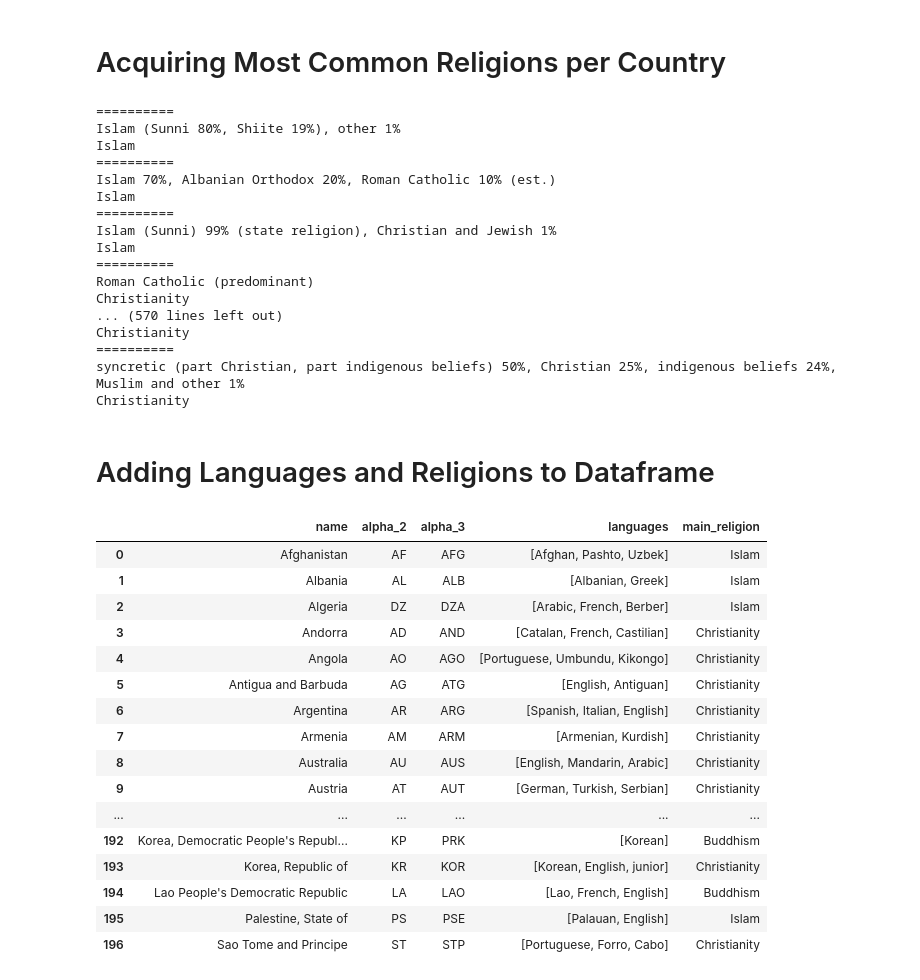
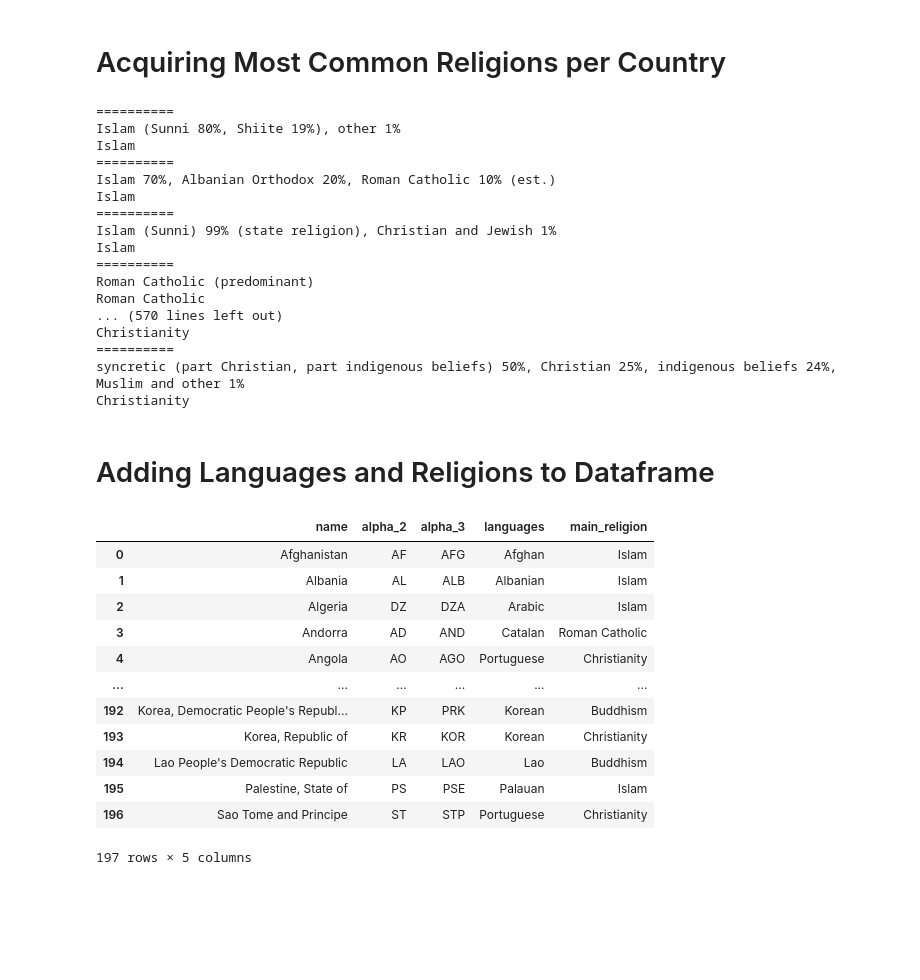
Before and after one commit to epfl-ada/ada-2020-project-milestone-p3-p3_, a Jupyter notebook: get_metadata_for_countries.ipynb, the cells around one changed output. Drawn from its saved outputs; the diff is of its cells as text; code cells hidden in the pictures; blank space fills up the shorter version.

```diff
--- a/get_metadata_for_countries.ipynb
+++ b/get_metadata_for_countries.ipynb
@@ -55,7 +56,8 @@ for row in rows:
 remove_words = ["other", "and", "widely", "tribal", "24", "60", "declining", "Qazaq)",
                 "multilingual", "indigenous", "which", "small", "unspecified", "but", "universal",
                "regular", "120", "the", "only", "one", "taught", "used", "local", "some", "numerous",
-                "a", "Standard", "based"]
+                "a", "Standard", "based", "junior", "modified", "according", "also", "native", "only",
+               "regional", "script", "second", "dialect"]
 
 for country, language in country_languages.items():
     for illegal_word in remove_words:
@@ -96,3 +98,23 @@ country_languages["China"].extend(["Mandarin", "Chinese"])
 country_languages["Western Sahara"].extend(["Arabic"])
 country_languages["Philippines"].extend(["English"])
 del country_languages["Kosovo"] # not included in pycountry
+
+################################################################################################
+# split "/" and only get first language
+for key in country_languages.keys():
+    languages = country_languages[key]
+
+    new_languages = []
+    for l in languages:
+        if "/" in l:
+            new_languages.extend(l.split("/"))
+        else:
+            new_languages.append(l)
+    languages = new_languages
+
+for key in country_languages.keys():
+    languages = country_languages[key]
+    print("\n")
+    print(languages)
+    country_languages[key] = languages[0]
+    print(languages[0])
@@ -178,14 +238,6 @@ for row in rows:
                             break
                         if r in str(first_language):
                             found_one = True
-                            # merge branches of one religion
-                            if r in ["Roman Catholic", "Protestant", "Christian", "Orthodox", "Anglican", "Catholic", "Evangelical", "Church of Tuvalu"]:
-                                r = "Christianity"
-                            elif r == "Buddhist":
-                                r = "Buddhism"
-                            elif r == "Hindu":
-                                r = "Hinduism"
-
                             if not r in country_religions[country]:
                                 country_religions[country] = r
                                 print(r)
@@ -233,7 +285,7 @@ Islam (Sunni) 99% (state religion), Christian and Jewish 1%
 Islam
 ==========
 Roman Catholic (predominant)
-Christianity
+Roman Catholic
 ... (570 lines left out)
 Christianity
 ==========
@@ -281,45 +333,41 @@ country_religions["Israel"] = "Christianity"
 # %%
 # for creating a df
 country_name_list = []
 country_alpha_2_list = []
 country_alpha_3_list = []
 languages_list = []
 religion_list = []
 
 for country, language_list in country_languages.items():
     # use the pycountry package to obtain the common names, and the alpha2 and alpha3 abbreviations
     pycountry_object = pycountry.countries.search_fuzzy(country)[0]
     country_name_list.append(pycountry_object.name)
     country_alpha_2_list.append(pycountry_object.alpha_2)
     country_alpha_3_list.append(pycountry_object.alpha_3)
     languages_list.append(language_list)
     religion_list.append(country_religions[country])
 
 # create it
 country_df = pd.DataFrame(list(zip(country_name_list, country_alpha_2_list, country_alpha_3_list,
                                              languages_list, religion_list)),
                                    columns =["name", "alpha_2", "alpha_3", "languages", "main_religion"])
 
 # save it
-country_df.to_pickle("countries.pkl")
+country_df.to_pickle("data/countries.pkl")
 
 # display it
 country_df
 # %% [output]
 |  | name | alpha_2 | alpha_3 | languages | main_religion |
-| 0 | Afghanistan | AF | AFG | [Afghan, Pashto, Uzbek] | Islam |
-| 1 | Albania | AL | ALB | [Albanian, Greek] | Islam |
-| 2 | Algeria | DZ | DZA | [Arabic, French, Berber] | Islam |
-| 3 | Andorra | AD | AND | [Catalan, French, Castilian] | Christianity |
-| 4 | Angola | AO | AGO | [Portuguese, Umbundu, Kikongo] | Christianity |
-| 5 | Antigua and Barbuda | AG | ATG | [English, Antiguan] | Christianity |
-| 6 | Argentina | AR | ARG | [Spanish, Italian, English] | Christianity |
-| 7 | Armenia | AM | ARM | [Armenian, Kurdish] | Christianity |
-| 8 | Australia | AU | AUS | [English, Mandarin, Arabic] | Christianity |
-| 9 | Austria | AT | AUT | [German, Turkish, Serbian] | Christianity |
+| 0 | Afghanistan | AF | AFG | Afghan | Islam |
+| 1 | Albania | AL | ALB | Albanian | Islam |
+| 2 | Algeria | DZ | DZA | Arabic | Islam |
+| 3 | Andorra | AD | AND | Catalan | Roman Catholic |
+| 4 | Angola | AO | AGO | Portuguese | Christianity |
 | ... | ... | ... | ... | ... | ... |
-| 192 | Korea, Democratic People's Republ... | KP | PRK | [Korean] | Buddhism |
-| 193 | Korea, Republic of | KR | KOR | [Korean, English, junior] | Christianity |
-| 194 | Lao People's Democratic Republic | LA | LAO | [Lao, French, English] | Buddhism |
-| 195 | Palestine, State of | PS | PSE | [Palauan, English] | Islam |
-| 196 | Sao Tome and Principe | ST | STP | [Portuguese, Forro, Cabo] | Christianity |
+| 192 | Korea, Democratic People's Republ... | KP | PRK | Korean | Buddhism |
+| 193 | Korea, Republic of | KR | KOR | Korean | Christianity |
+| 194 | Lao People's Democratic Republic | LA | LAO | Lao | Buddhism |
+| 195 | Palestine, State of | PS | PSE | Palauan | Islam |
+| 196 | Sao Tome and Principe | ST | STP | Portuguese | Christianity |
+197 rows × 5 columns
```
Also changed, not shown: parts of 4 cells of this notebook, 3 other files.
